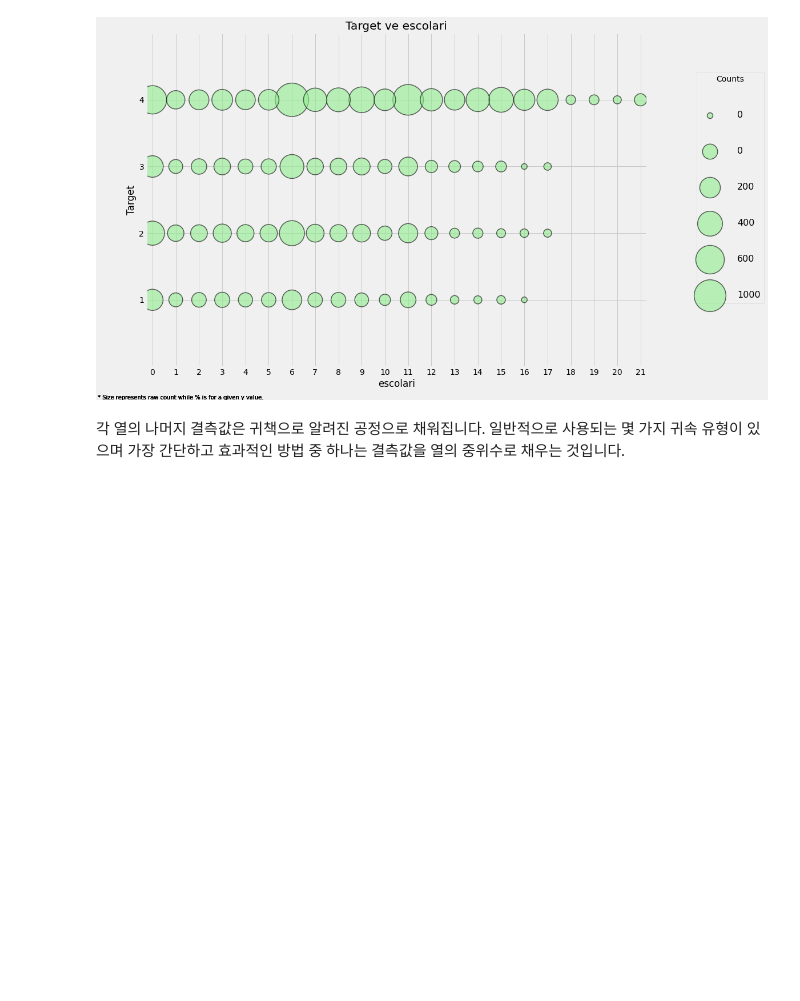
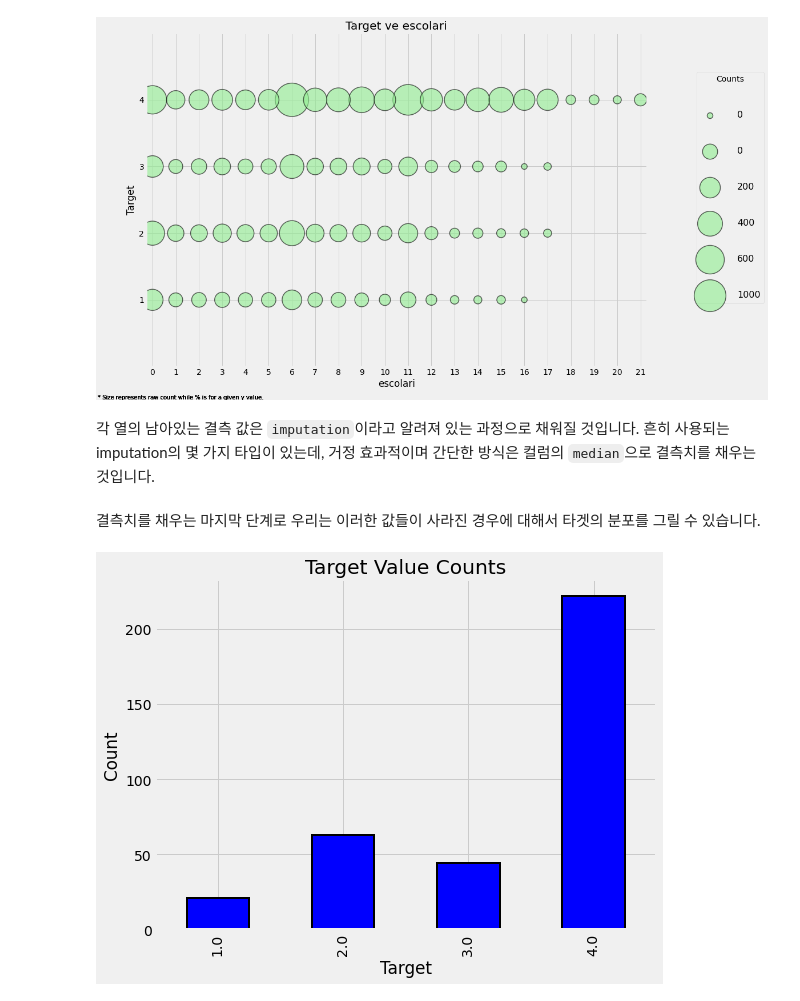
Before and after one commit to stk346/Kaggle, a Jupyter notebook: Costa Rican Household Poverty Level Prediction/A_Complete_Introduction_and_Walkthrough.ipynb, the cells around one changed output. Cells and saved outputs as stored; diff of their text form; code cells hidden in the pictures; blank space fills up the shorter version.

```diff
--- a/Costa Rican Household Poverty Level Prediction/A_Complete_Introduction_and_Walkthrough.ipynb
+++ b/Costa Rican Household Poverty Level Prediction/A_Complete_Introduction_and_Walkthrough.ipynb
@@ -913,5 +913,11 @@ plot_categoricals('rez_esc', 'Target', data);
 plot_categoricals('escolari', 'Target', data, annotate = False)
 # %% [output]
 [figure]
-# %% [markdown]
-각 열의 나머지 결측값은 귀책으로 알려진 공정으로 채워집니다. 일반적으로 사용되는 몇 가지 귀속 유형이 있으며 가장 간단하고 효과적인 방법 중 하나는 결측값을 열의 중위수로 채우는 것입니다.
+# %% [markdown]
+각 열의 남아있는 결측 값은 `imputation`이라고 알려져 있는 과정으로 채워질 것입니다. 흔히 사용되는 imputation의 몇 가지 타입이 있는데, 거정 효과적이며 간단한 방식은 컬럼의 `median`으로 결측치를 채우는 것입니다.
+# %% [markdown]
+결측치를 채우는 마지막 단계로 우리는 이러한 값들이 사라진 경우에 대해서 타겟의 분포를 그릴 수 있습니다.
+# %%
+plot_value_counts(data[(data['rez_esc-missing'] == 1)], 'Target')
+# %% [output]
+[figure, added]
```
Also changed, not shown: parts of 69 cells of this notebook.
